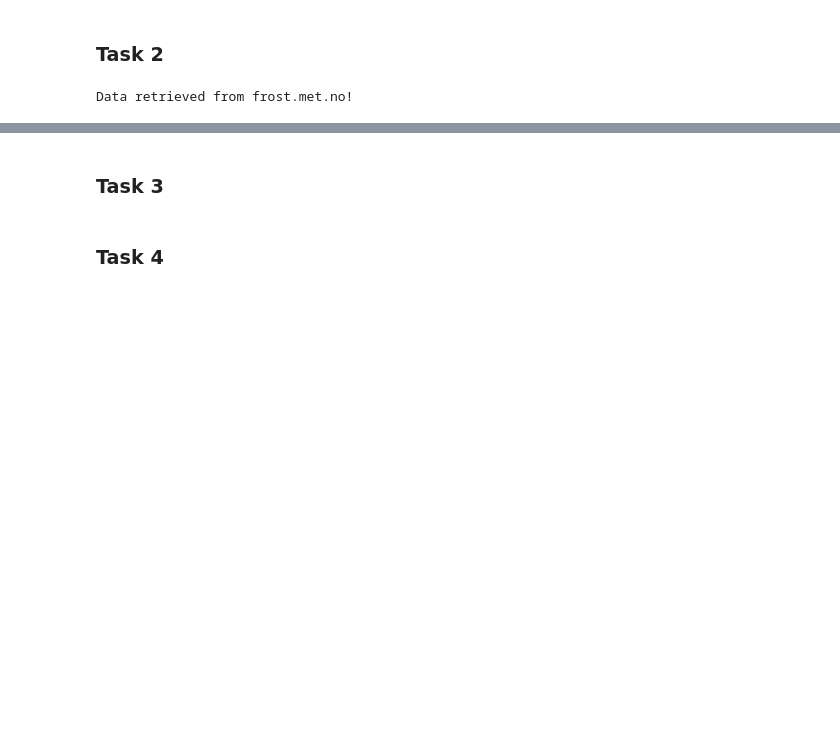
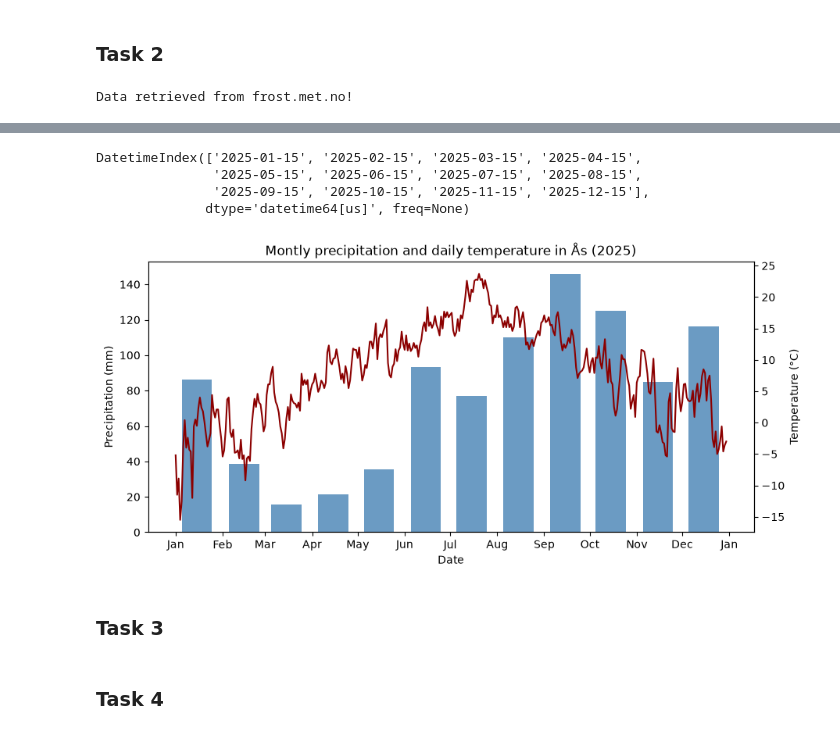
Before and after one commit to Behanix/inf201-deliverables, a Jupyter notebook: deliverable_1.ipynb, the cells around one changed output, grey strips where cells are left out. Saved outputs shown, nothing was run; the diff lists cells and outputs as text; code cells hidden in the pictures; blank space fills up the shorter version.

```diff
--- a/deliverable_1.ipynb
+++ b/deliverable_1.ipynb
@@ -63,0 +76,9 @@ df_precip.head()
+# %%
+# Create a list with the total precipitation of each month for the PT6H timeOffset
+monthly_total = []
+
+for i in range(1,13):
+    total = df_precip_6H[df_precip_6H['referenceTime'].dt.month==i]['value'].sum()
+    monthly_total.append(total)
+
+monthly_total
@@ -64,3 +98,43 @@ df_precip.head()
+# %%
+# one date for each month (15)
+months_dates = []
+
+for i in range(1,13):
+    date = "2025-"+str(i)+"-15"
+    months_dates.append(date)
+
+months_dates = pd.to_datetime(months_dates)
+# %% [output]
+DatetimeIndex(['2025-01-15', '2025-02-15', '2025-03-15', '2025-04-15',
+               '2025-05-15', '2025-06-15', '2025-07-15', '2025-08-15',
+               '2025-09-15', '2025-10-15', '2025-11-15', '2025-12-15'],
+              dtype='datetime64[us]', freq=None)
+# %%
+fig, ax1 = plt.subplots(figsize=(10, 4.5))
+ax2 = ax1.twinx()
+
+ax1.bar(
+    months_dates,
+    monthly_total,
+    width=20,
+    alpha=0.8,
+    color='steelblue'
+)
+ax1.set_ylabel("Precipitation (mm)")
+ax1.set_xlabel("Date")
+ax1.set_title("Montly precipitation and daily temperature in Ås (2025)")
+ax2.plot(
+    df_temp['referenceTime'],
+    df_temp['value'],
+    color='darkred'
+)
+ax2.xaxis.set_major_locator(mdates.MonthLocator())
+ax2.xaxis.set_major_formatter(mdates.DateFormatter("%b"))
+ax2.set_ylabel("Temperature (°C)")
+
+plt.show()
+# %% [output]
+[figure, added]
 # %% [markdown]
 ### Task 3
 # %% [markdown]
```
Also changed, not shown: parts of 2 cells of this notebook.
